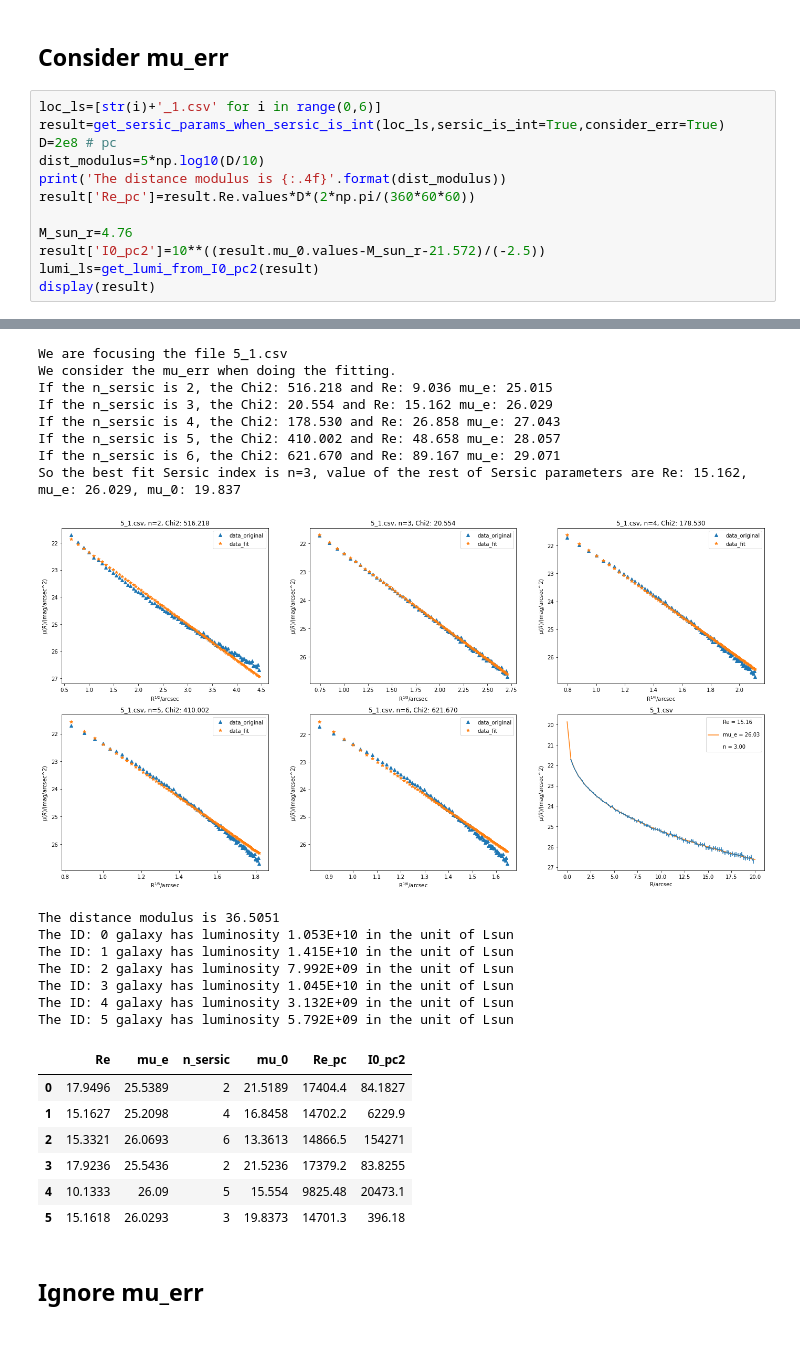
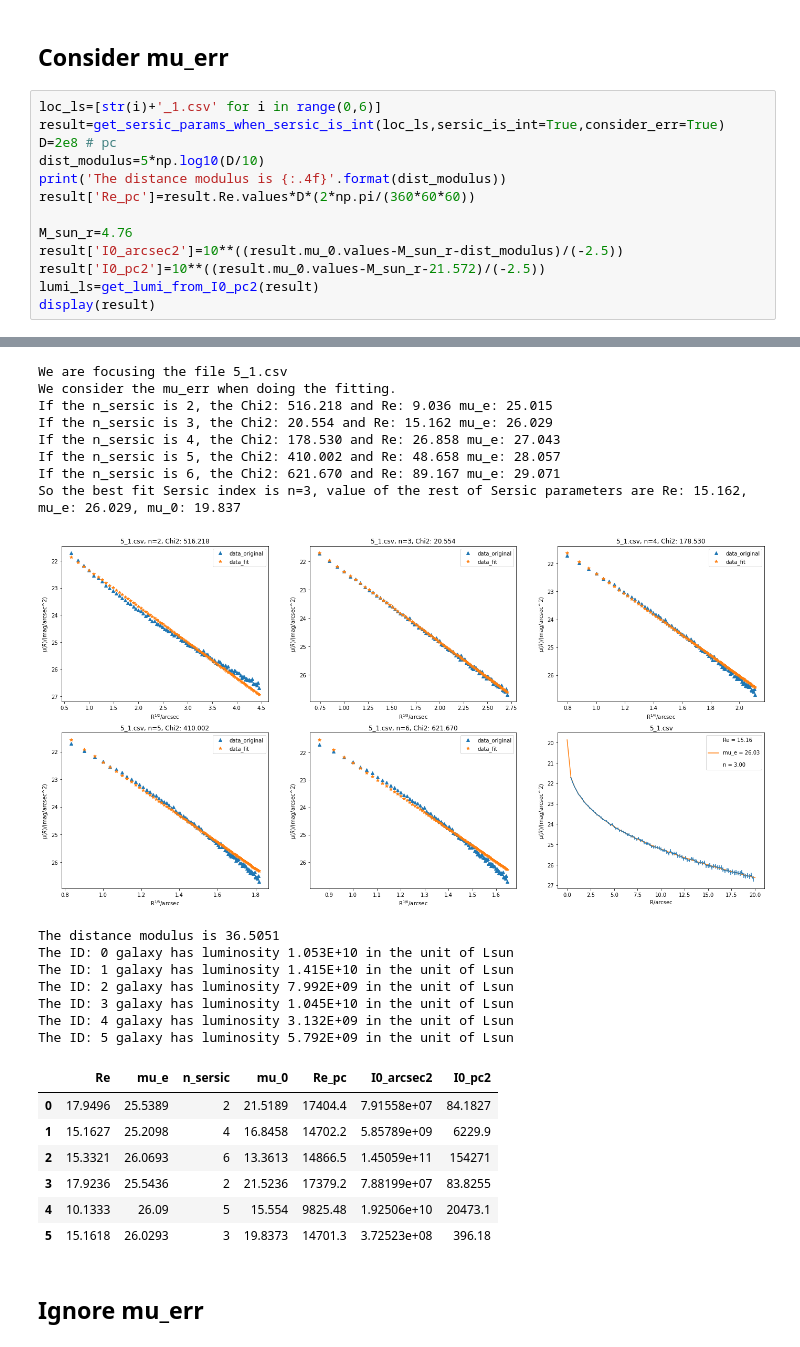
Before and after one commit to wsr1998/galaxy-physics, a Jupyter notebook: hw3.ipynb, the cells around one changed output, grey strips where cells are left out. Saved outputs shown, nothing was run; the diff lists cells and outputs as text.

```diff
--- a/hw3.ipynb
+++ b/hw3.ipynb
@@ -244,6 +244,7 @@ print('The distance modulus is {:.4f}'.format(dist_modulus))
 result['Re_pc']=result.Re.values*D*(2*np.pi/(360*60*60))
 
 M_sun_r=4.76
+result['I0_arcsec2']=10**((result.mu_0.values-M_sun_r-dist_modulus)/(-2.5))
 result['I0_pc2']=10**((result.mu_0.values-M_sun_r-21.572)/(-2.5))
 lumi_ls=get_lumi_from_I0_pc2(result)
 display(result)
@@ -282,40 +283,40 @@ If the n_sersic is 3, the Chi2: 277.425 and Re: 42.911 mu_e: 26.904
 If the n_sersic is 4, the Chi2: 615.775 and Re: 108.456 mu_e: 28.264
 If the n_sersic is 5, the Chi2: 887.779 and Re: 280.355 mu_e: 29.624
 If the n_sersic is 6, the Chi2: 1097.556 and Re: 733.021 mu_e: 30.984
 So the best fit Sersic index is n=2, value of the rest of Sersic parameters are Re: 17.924, mu_e: 25.544, mu_0: 21.524
 [figure]
 We are focusing the file 4_1.csv
 We consider the mu_err when doing the fitting.
 If the n_sersic is 2, the Chi2: 3269.474 and Re: 4.883 mu_e: 24.342
 If the n_sersic is 3, the Chi2: 705.915 and Re: 5.963 mu_e: 24.927
 If the n_sersic is 4, the Chi2: 129.700 and Re: 7.686 mu_e: 25.509
 If the n_sersic is 5, the Chi2: 29.041 and Re: 10.133 mu_e: 26.090
 If the n_sersic is 6, the Chi2: 66.474 and Re: 13.513 mu_e: 26.671
 So the best fit Sersic index is n=5, value of the rest of Sersic parameters are Re: 10.133, mu_e: 26.090, mu_0: 15.554
 [figure]
 We are focusing the file 5_1.csv
 We consider the mu_err when doing the fitting.
 If the n_sersic is 2, the Chi2: 516.218 and Re: 9.036 mu_e: 25.015
 If the n_sersic is 3, the Chi2: 20.554 and Re: 15.162 mu_e: 26.029
 If the n_sersic is 4, the Chi2: 178.530 and Re: 26.858 mu_e: 27.043
 If the n_sersic is 5, the Chi2: 410.002 and Re: 48.658 mu_e: 28.057
 If the n_sersic is 6, the Chi2: 621.670 and Re: 89.167 mu_e: 29.071
 So the best fit Sersic index is n=3, value of the rest of Sersic parameters are Re: 15.162, mu_e: 26.029, mu_0: 19.837
 [figure]
 The distance modulus is 36.5051
 The ID: 0 galaxy has luminosity 1.053E+10 in the unit of Lsun
 The ID: 1 galaxy has luminosity 1.415E+10 in the unit of Lsun
 The ID: 2 galaxy has luminosity 7.992E+09 in the unit of Lsun
 The ID: 3 galaxy has luminosity 1.045E+10 in the unit of Lsun
 The ID: 4 galaxy has luminosity 3.132E+09 in the unit of Lsun
 The ID: 5 galaxy has luminosity 5.792E+09 in the unit of Lsun
-|  | Re | mu_e | n_sersic | mu_0 | Re_pc | I0_pc2 |
-| 0 | 17.9496 | 25.5389 | 2 | 21.5189 | 17404.4 | 84.1827 |
-| 1 | 15.1627 | 25.2098 | 4 | 16.8458 | 14702.2 | 6229.9 |
-| 2 | 15.3321 | 26.0693 | 6 | 13.3613 | 14866.5 | 154271 |
-| 3 | 17.9236 | 25.5436 | 2 | 21.5236 | 17379.2 | 83.8255 |
-| 4 | 10.1333 | 26.09 | 5 | 15.554 | 9825.48 | 20473.1 |
-| 5 | 15.1618 | 26.0293 | 3 | 19.8373 | 14701.3 | 396.18 |
+|  | Re | mu_e | n_sersic | mu_0 | Re_pc | I0_arcsec2 | I0_pc2 |
+| 0 | 17.9496 | 25.5389 | 2 | 21.5189 | 17404.4 | 7.91558e+07 | 84.1827 |
+| 1 | 15.1627 | 25.2098 | 4 | 16.8458 | 14702.2 | 5.85789e+09 | 6229.9 |
+| 2 | 15.3321 | 26.0693 | 6 | 13.3613 | 14866.5 | 1.45059e+11 | 154271 |
+| 3 | 17.9236 | 25.5436 | 2 | 21.5236 | 17379.2 | 7.88199e+07 | 83.8255 |
+| 4 | 10.1333 | 26.09 | 5 | 15.554 | 9825.48 | 1.92506e+10 | 20473.1 |
+| 5 | 15.1618 | 26.0293 | 3 | 19.8373 | 14701.3 | 3.72523e+08 | 396.18 |
 # %% [markdown]
 ## Ignore mu_err
 # %%
```
Also changed, not shown: parts of 3 cells of this notebook.
